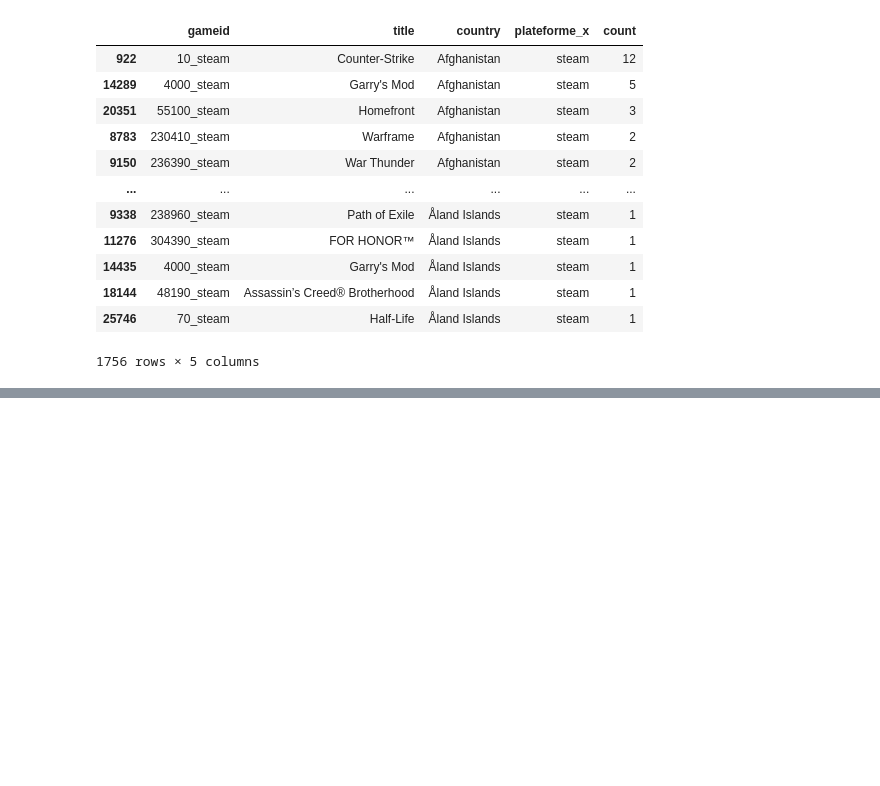
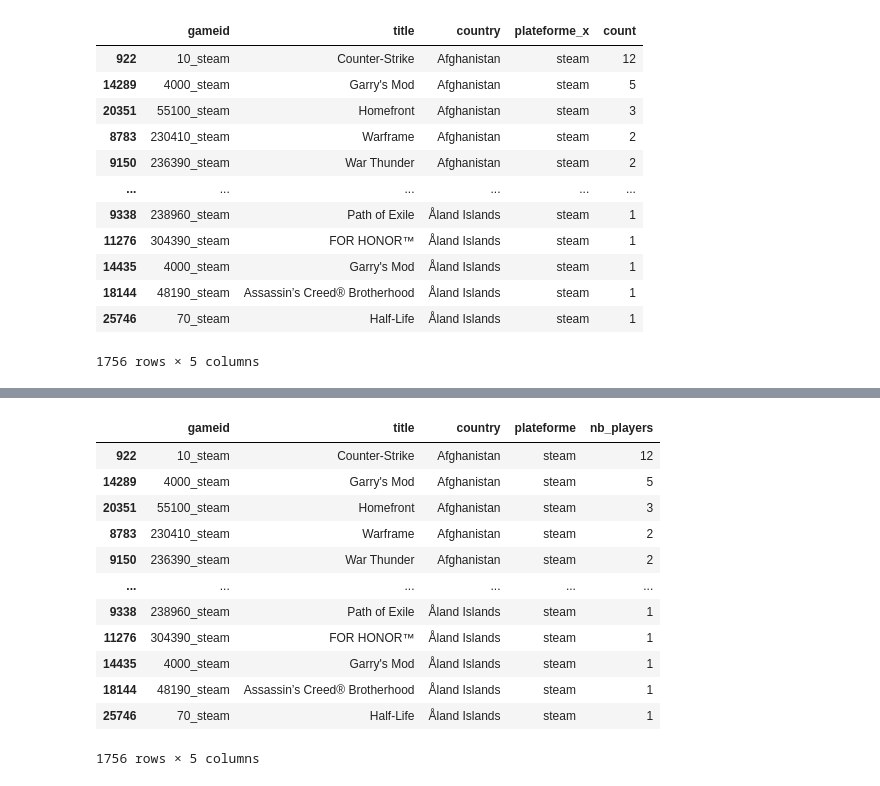
Before and after one commit to isanyams/projet-jeux-video, a Jupyter notebook: notebook/5_questions/top_10_jeux_par_pays.ipynb, the cells around one changed output, grey strips where cells are left out. Cells and saved outputs as stored; diff of their text form; code cells hidden in the pictures; blank space fills up the shorter version.

```diff
--- a/notebook/5_questions/top_10_jeux_par_pays.ipynb
+++ b/notebook/5_questions/top_10_jeux_par_pays.ipynb
@@ -242,0 +256,17 @@ valeurs_uniques.shape
+# %%
+top_games.columns = ['gameid', 'title', 'country','plateforme','nb_players']
+top_games
+# %% [output]
+|  | gameid | title | country | plateforme | nb_players |
+| 922 | 10_steam | Counter-Strike | Afghanistan | steam | 12 |
+| 14289 | 4000_steam | Garry's Mod | Afghanistan | steam | 5 |
+| 20351 | 55100_steam | Homefront | Afghanistan | steam | 3 |
+| 8783 | 230410_steam | Warframe | Afghanistan | steam | 2 |
+| 9150 | 236390_steam | War Thunder | Afghanistan | steam | 2 |
+| ... | ... | ... | ... | ... | ... |
+| 9338 | 238960_steam | Path of Exile | Åland Islands | steam | 1 |
+| 11276 | 304390_steam | FOR HONOR™ | Åland Islands | steam | 1 |
+| 14435 | 4000_steam | Garry's Mod | Åland Islands | steam | 1 |
+| 18144 | 48190_steam | Assassin’s Creed® Brotherhood | Åland Islands | steam | 1 |
+| 25746 | 70_steam | Half-Life | Åland Islands | steam | 1 |
+1756 rows × 5 columns
```
Also changed, not shown: parts of 8 cells of this notebook.
